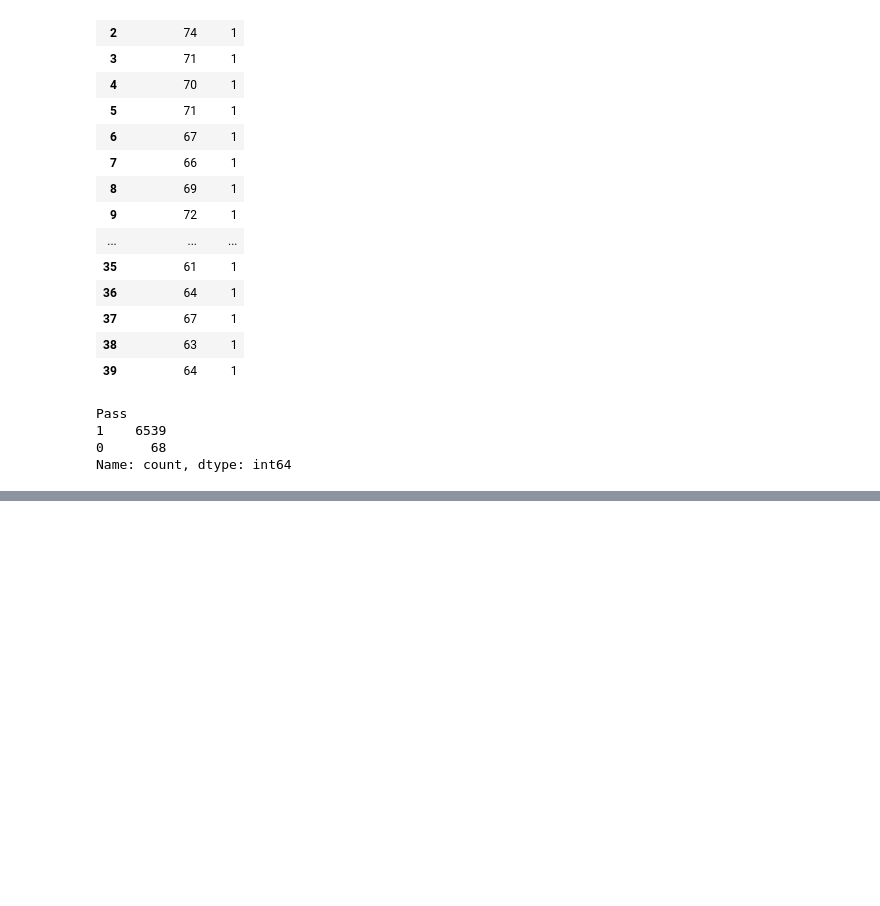
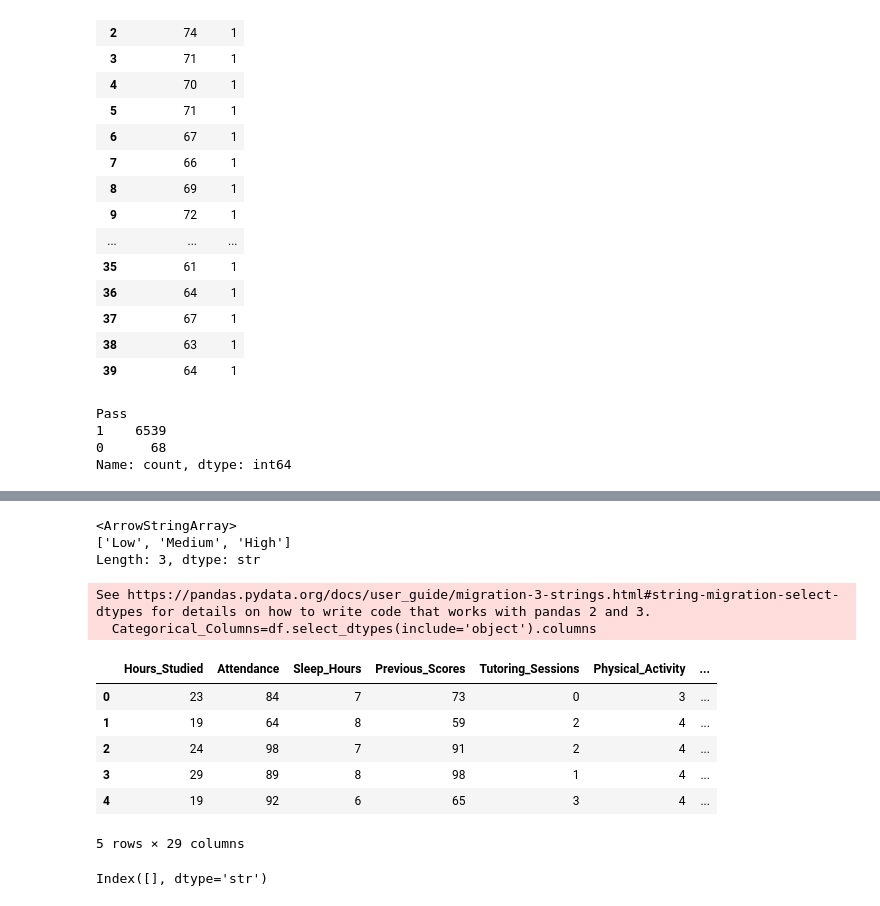
Before and after one commit to aarushar2020-cmd/Exam-Pass-Fail-Predictor, a Jupyter notebook: exam-predictor.ipynb, the cells around one changed output, grey strips where cells are left out. Saved outputs shown, nothing was run; the diff lists cells and outputs as text; code cells hidden in the pictures; blank space fills up the shorter version.

Commit message:
One hot encoding

```diff
--- a/exam-predictor.ipynb
+++ b/exam-predictor.ipynb
@@ -101,0 +122,4 @@ Name: count, dtype: int64
+# %%
+df["Teacher_Quality"]=df["Teacher_Quality"].fillna(df["Teacher_Quality"].mode()[0])
+df["Parental_Education_Level"]=df["Parental_Education_Level"].fillna(df["Parental_Education_Level"].mode()[0])
+df["Distance_from_Home"]=df["Distance_from_Home"].fillna(df["Distance_from_Home"].mode()[0])
@@ -101,0 +158,33 @@ Name: count, dtype: int64
+# %%
+df["Motivation_Level"].unique()
+# %% [output]
+<ArrowStringArray>
+['Low', 'Medium', 'High']
+Length: 3, dtype: str
+# %%
+Categorical_Columns=df.select_dtypes(include='object').columns
+# %% [output]
+See https://pandas.pydata.org/docs/user_guide/migration-3-strings.html#string-migration-select-dtypes for details on how to write code that works with pandas 2 and 3.
+  Categorical_Columns=df.select_dtypes(include='object').columns
+# %%
+# one hot encoding for the columns which have objects
+df = pd.get_dummies(
+    df,
+    columns=Categorical_Columns,
+    drop_first=True,
+    dtype=int
+)
+# %%
+df.head()
+# %% [output]
+|  | Hours_Studied | Attendance | Sleep_Hours | Previous_Scores | Tutoring_Sessions | Physical_Activity | ... |
+| 0 | 23 | 84 | 7 | 73 | 0 | 3 | ... |
+| 1 | 19 | 64 | 8 | 59 | 2 | 4 | ... |
+| 2 | 24 | 98 | 7 | 91 | 2 | 4 | ... |
+| 3 | 29 | 89 | 8 | 98 | 1 | 4 | ... |
+| 4 | 19 | 92 | 6 | 65 | 3 | 4 | ... |
+5 rows × 29 columns
+# %%
+df.select_dtypes(include="object").columns
+# %% [output]
+Index([], dtype='str')
```
Also changed, not shown: parts of 3 cells of this notebook.
